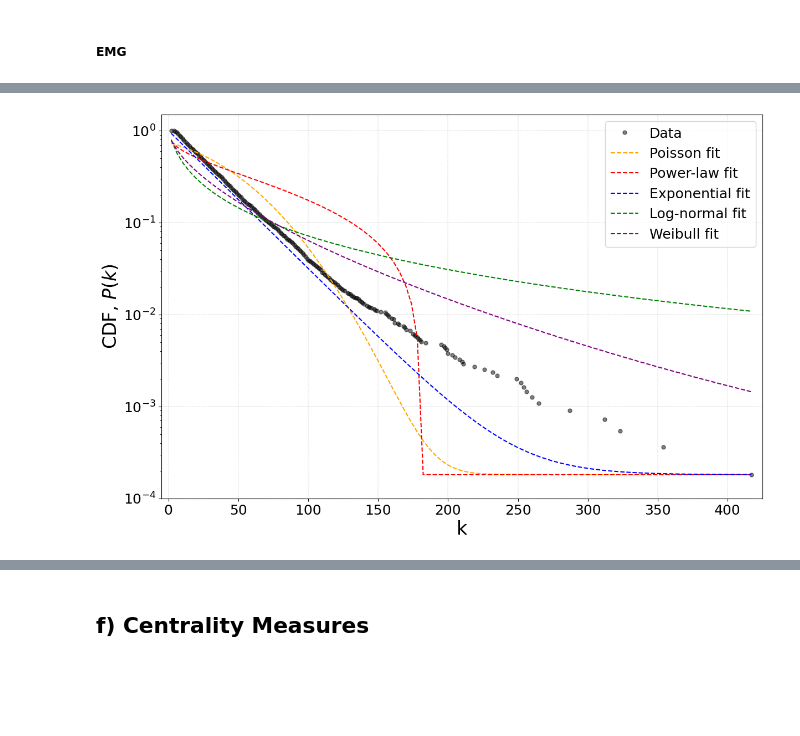
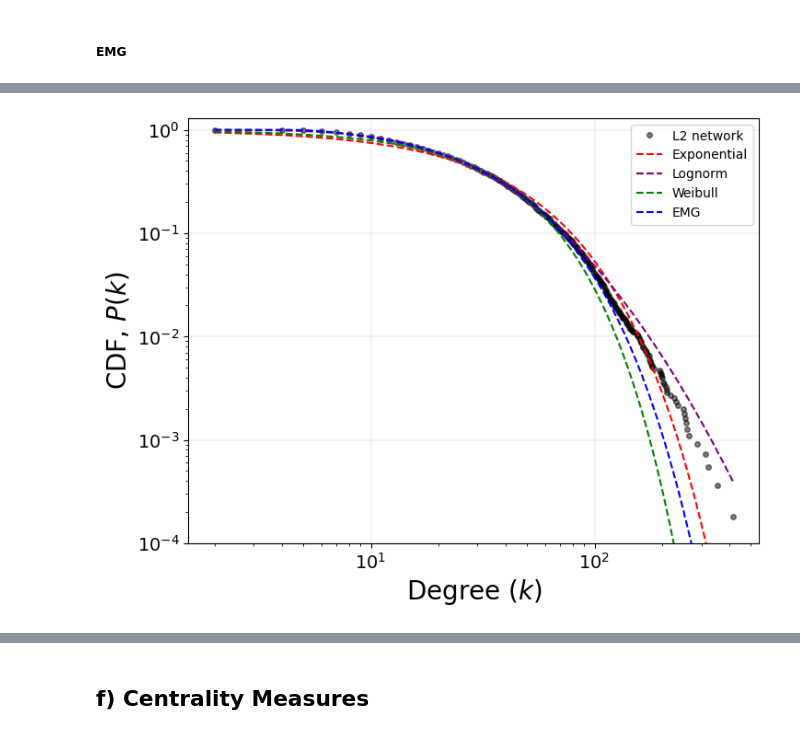
Before and after one commit to mateocarpio/Uncovering-Organizational-Structures-Through-Facebook-Friendship-Networks, a Jupyter notebook: Analizer.ipynb, the cells around one changed output, grey strips where cells are left out. Drawn from its saved outputs; the diff is of its cells as text; code cells hidden in the pictures; blank space fills up the shorter version.

```diff
--- a/Analizer.ipynb
+++ b/Analizer.ipynb
@@ -723,0 +667,4 @@ Kolmogorov-Smirnov Test: D = 0.055875, p-value = 0.906529
+# %%
+## Now consider the definition P(K)
+cdf_fit = np.concatenate([np.array([0]), cdf_empirical[:-1]])
+c_plot = 1 - cdf_fit
@@ -956,28 +786,30 @@ plt.show()
-# %%
-# Plot empirical CDF
-plt.figure(figsize=(14, 9))
-plt.plot(k_values, (1+CDF[0])-np.array(CDF),linestyle='',marker ='o',markersize=5,color='k',alpha = 0.5, label="Data")
-
-# Plot fitted CDFs
-plt.plot(k_values_fit, (1+CDF[0])-gaussian_cdf, label="Poisson fit", linestyle='--', color='orange')
-plt.plot(k_values_fit, (1+CDF[0])-powerlaw_cdf, label="Power-law fit", linestyle='--', color='r')
-plt.plot(k_values_fit, (1+CDF[0])-exponential_cdf, label="Exponential fit", linestyle='--', color='b')
-plt.plot(k_values_fit, (1+CDF[0])-lognormal_cdf, label="Log-normal fit", linestyle='--', color='g')
-plt.plot(k_values_fit, (1+CDF[0])-weibull_cdf, label="Weibull fit", linestyle='--', color='purple')
-# Customize plot
-plt.xlabel('k', fontsize=24)
-plt.ylabel(r'CDF, $P(k)$', fontsize=24)
-plt.legend(fontsize=18)
-plt.grid(linestyle='--', linewidth=0.3)
-plt.tick_params(axis='both', which='major', labelsize=18)
-
-plt.yscale('log')
-# plt.xscale('log')
-
-plt.ylim(10**(-4),1.5**1)
-plt.xlim(-5,425)
-# plt.savefig('figures/facebook_CDF.png', dpi=300, bbox_inches='tight')
-# plt.title("Degree Distribution CDF with Fits", fontsize=18)
-plt.show()
-# %% [output]
-[figure, removed]
+# %%
+plt.figure(figsize=(8,6))
+
+plt.plot(k_values,1 - cdf_fit, linestyle='',label="L2 network",marker = 'o',markersize=4,color=cmap2[9],alpha=0.5)
+
+# plt.plot(k_values,1 - np.array(cdf_empirical), linestyle='',label="L2 network",marker = 'o',markersize=4,color=cmap2[9],alpha=0.5)
+
+plt.plot(k_fit, 1 - exp_cdf_fit, 'red', linestyle='--', label=f'Exponential')
+# plt.plot(k_fit, 1 -cdf_powerlaw_fit, 'gold', linestyle='--', label=f'Power Law')
+plt.plot(k_fit, 1 - lognormal_cdf_fit, 'purple', linestyle='--', label=f'Lognorm')
+plt.plot(k_fit, 1 -cdf_weibull_fit, 'green', linestyle='--', label=f'Weibull')
+plt.plot(k_fit, 1- emgcdf_fit, 'blue', linestyle='--', label=f'EMG')
+
+
+
+plt.ylim(10**-4,1.3)
+plt.xlabel(r"Degree $(k)$", fontsize=20)
+plt.ylabel(r"CDF, $P(k)$", fontsize=20)
+plt.legend()
+plt.yscale('log')
+plt.xscale('log')
+
+plt.tick_params(axis='both', which='major', labelsize=14)
+plt.grid(linestyle='--', linewidth=0.3)
+
+# plt.xlim(-5,450)
+# plt.savefig("figures/cdf_based_cdf.png", dpi=300, bbox_inches='tight')  # High-resolution save
+plt.show()
+# %% [output]
+[figure, added]
```
Also changed, not shown: parts of 138 cells of this notebook, 1 other file.
